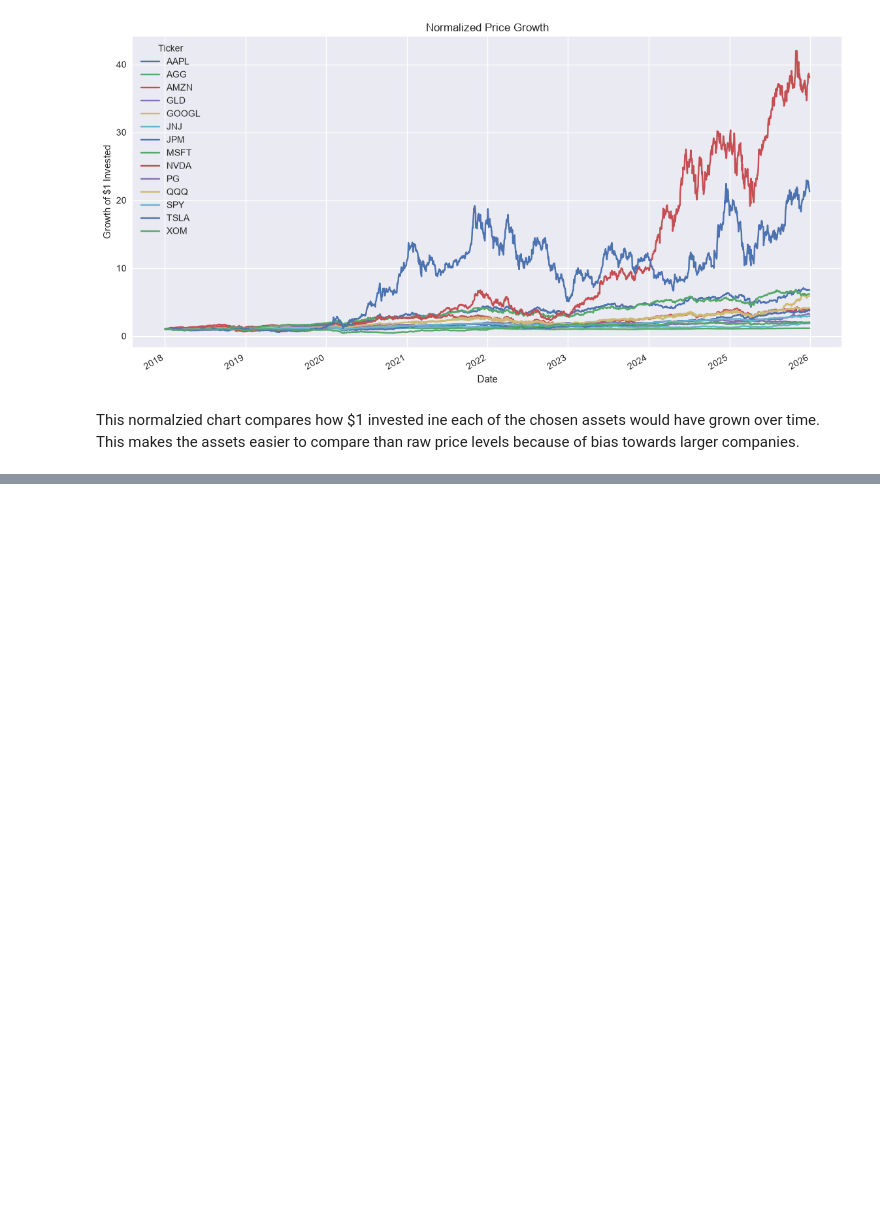
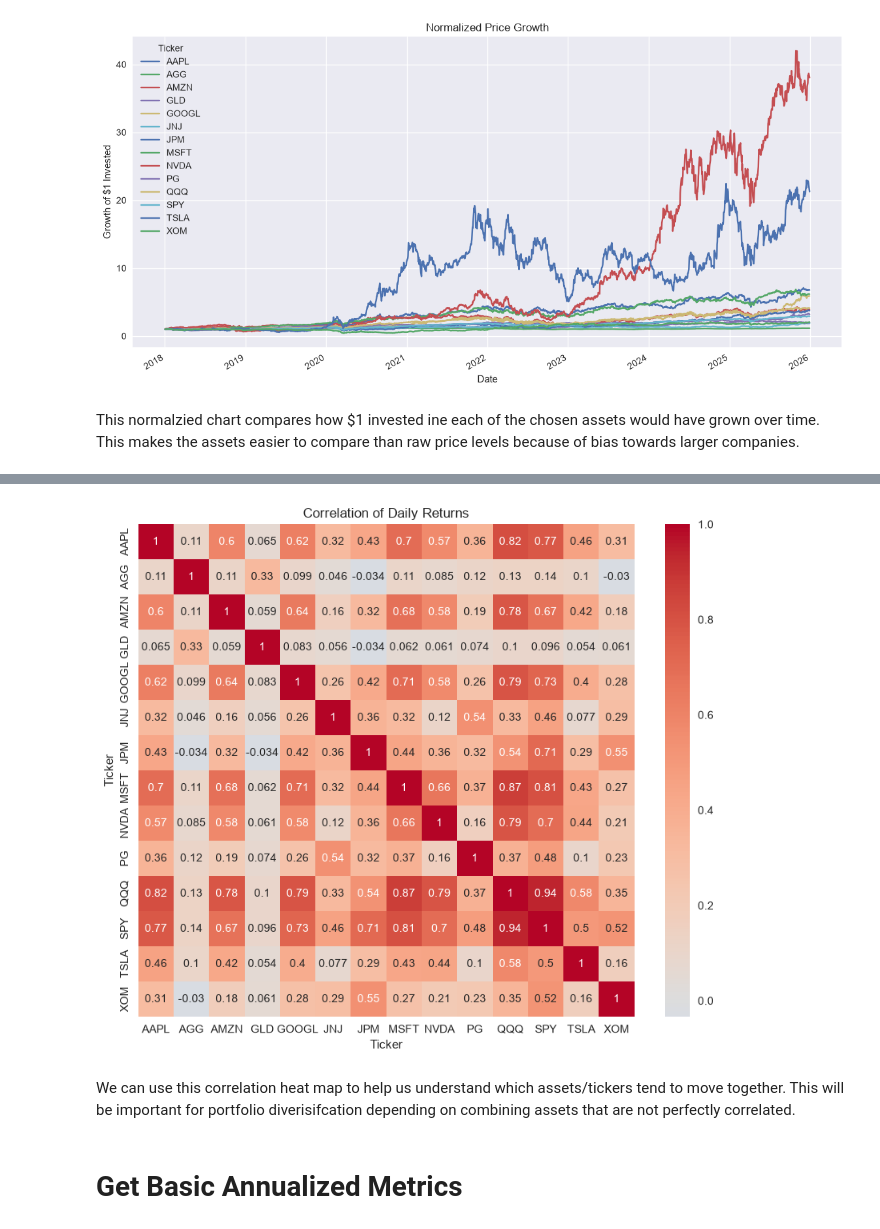
Before and after one commit to SamiiShabuse/INFO442-Group-Project, a Jupyter notebook: notebooks/01_data_acquisition.ipynb, the cells around one changed output, grey strips where cells are left out. Saved outputs shown, nothing was run; the diff lists cells and outputs as text; code cells hidden in the pictures; blank space fills up the shorter version.

```diff
--- a/notebooks/01_data_acquisition.ipynb
+++ b/notebooks/01_data_acquisition.ipynb
@@ -296,0 +332,4 @@ This normalzied chart compares how $1 invested ine each of the chosen assets wou
+# %%
+return_correlation = daily_returns.corr()
+
+return_correlation
@@ -296,0 +353,11 @@ This normalzied chart compares how $1 invested ine each of the chosen assets wou
+# %%
+plt.figure(figsize=(10, 8))
+sns.heatmap(return_correlation, annot=True, cmap="coolwarm", center=0)
+plt.title("Correlation of Daily Returns")
+plt.show()
+# %% [output]
+[figure, added]
+# %% [markdown]
+We can use this correlation heat map to help us understand which assets/tickers tend to move together. This will be important for portfolio diverisifcation depending on combining assets that are not perfectly correlated.
+# %% [markdown]
+# Get Basic Annualized Metrics
```
Also changed, not shown: parts of 16 cells of this notebook.
